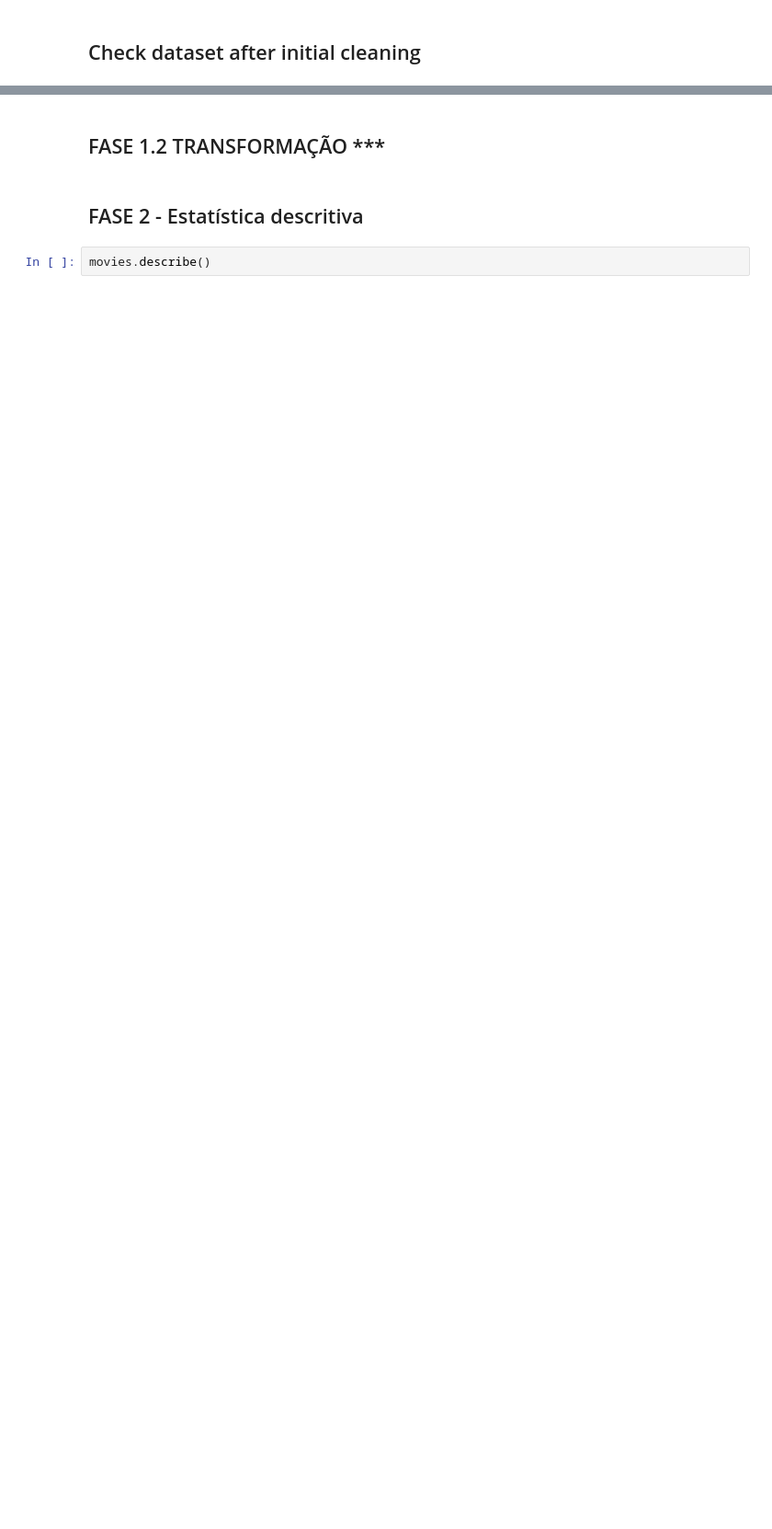
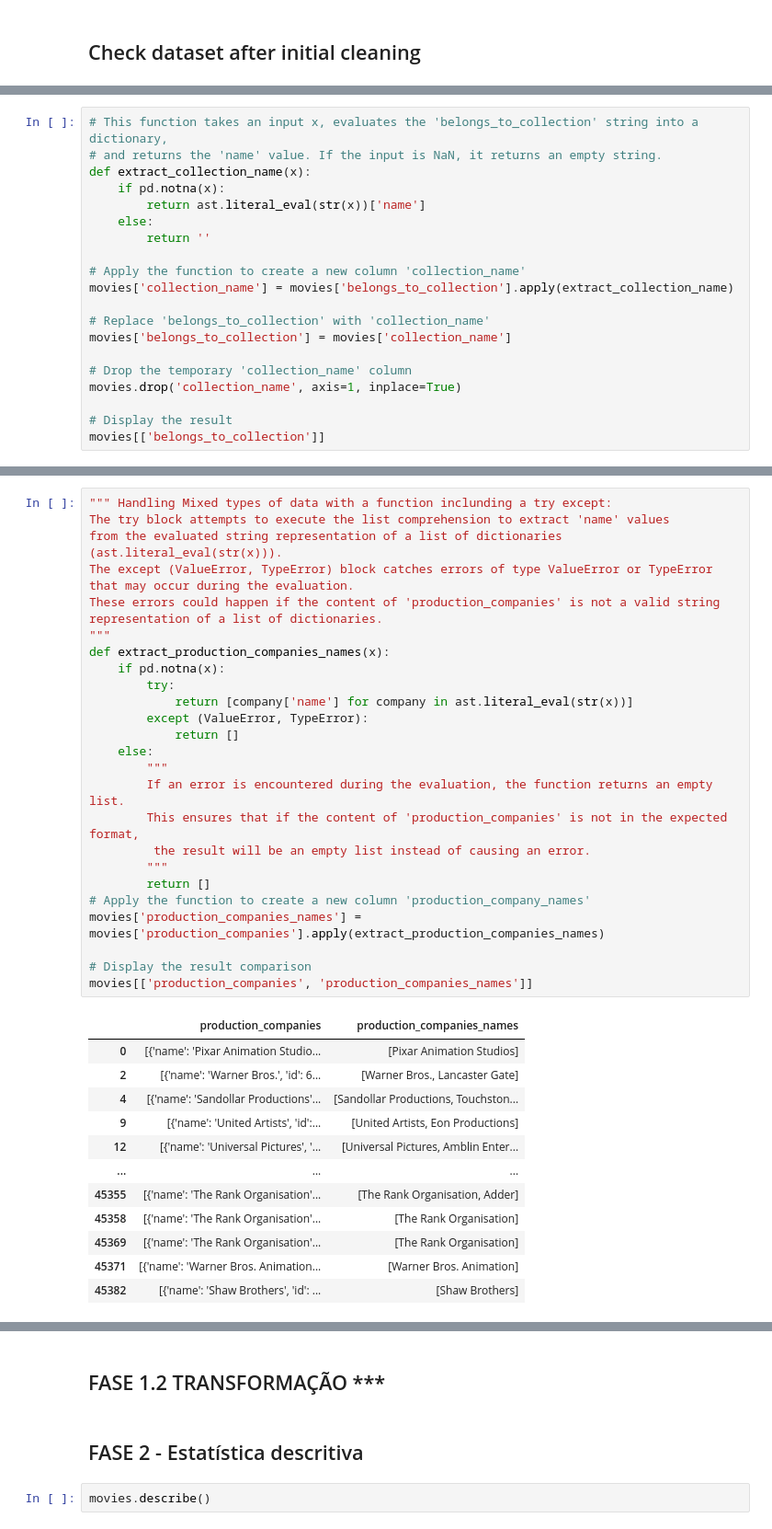
Before and after one commit to yoshinodev/Movies_Data_Analysis, a Jupyter notebook: finalProject.ipynb, the cells around one changed output, grey strips where cells are left out. Shown: that part at 92% size. Drawn from its saved outputs; the diff is of its cells as text; blank space fills up the shorter version.

```diff
--- a/finalProject.ipynb
+++ b/finalProject.ipynb
@@ -138,0 +290,20 @@ NOTA: FALTA LIMPAR AS COLUNAS ACIMA MENCIONADAS NOS COMENTÁRIOS E CONVERTER O T
+# %%
+# This function takes an input x, evaluates the 'belongs_to_collection' string into a dictionary,
+# and returns the 'name' value. If the input is NaN, it returns an empty string.
+def extract_collection_name(x):
+    if pd.notna(x):
+        return ast.literal_eval(str(x))['name']
+    else:
+        return ''
+
+# Apply the function to create a new column 'collection_name'
+movies['collection_name'] = movies['belongs_to_collection'].apply(extract_collection_name)
+
+# Replace 'belongs_to_collection' with 'collection_name'
+movies['belongs_to_collection'] = movies['collection_name']
+
+# Drop the temporary 'collection_name' column
+movies.drop('collection_name', axis=1, inplace=True)
+
+# Display the result
+movies[['belongs_to_collection']]
@@ -138,0 +332,38 @@ NOTA: FALTA LIMPAR AS COLUNAS ACIMA MENCIONADAS NOS COMENTÁRIOS E CONVERTER O T
+# %%
+""" Handling Mixed types of data with a function inclunding a try except:
+The try block attempts to execute the list comprehension to extract 'name' values
+from the evaluated string representation of a list of dictionaries (ast.literal_eval(str(x))).
+The except (ValueError, TypeError) block catches errors of type ValueError or TypeError that may occur during the evaluation.
+These errors could happen if the content of 'production_companies' is not a valid string representation of a list of dictionaries.
+"""
+def extract_production_companies_names(x):
+    if pd.notna(x):
+        try:
+            return [company['name'] for company in ast.literal_eval(str(x))]
+        except (ValueError, TypeError):
+            return []
+    else:
+        """
+        If an error is encountered during the evaluation, the function returns an empty list.
+        This ensures that if the content of 'production_companies' is not in the expected format,
+         the result will be an empty list instead of causing an error.
+        """
+        return []
+# Apply the function to create a new column 'production_company_names'
+movies['production_companies_names'] = movies['production_companies'].apply(extract_production_companies_names)
+
+# Display the result comparison
+movies[['production_companies', 'production_companies_names']]
+# %% [output]
+|  | production_companies | production_companies_names |
+| 0 | [{'name': 'Pixar Animation Studio... | [Pixar Animation Studios] |
+| 2 | [{'name': 'Warner Bros.', 'id': 6... | [Warner Bros., Lancaster Gate] |
+| 4 | [{'name': 'Sandollar Productions'... | [Sandollar Productions, Touchston... |
+| 9 | [{'name': 'United Artists', 'id':... | [United Artists, Eon Productions] |
+| 12 | [{'name': 'Universal Pictures', '... | [Universal Pictures, Amblin Enter... |
+| ... | ... | ... |
+| 45355 | [{'name': 'The Rank Organisation'... | [The Rank Organisation, Adder] |
+| 45358 | [{'name': 'The Rank Organisation'... | [The Rank Organisation] |
+| 45369 | [{'name': 'The Rank Organisation'... | [The Rank Organisation] |
+| 45371 | [{'name': 'Warner Bros. Animation... | [Warner Bros. Animation] |
+| 45382 | [{'name': 'Shaw Brothers', 'id': ... | [Shaw Brothers] |
```
Also changed, not shown: parts of 33 cells of this notebook.
